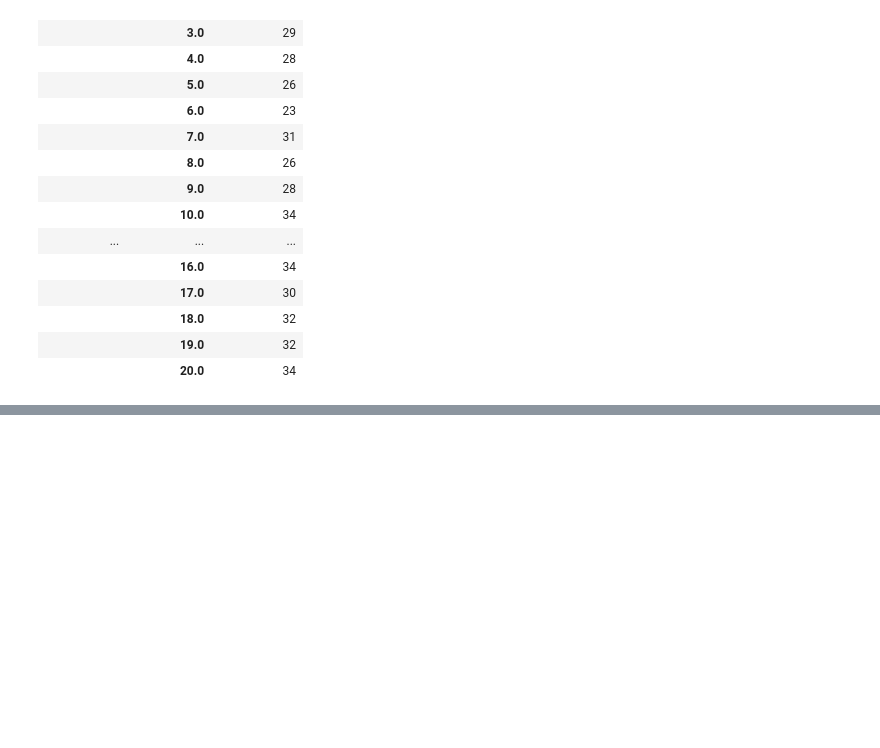
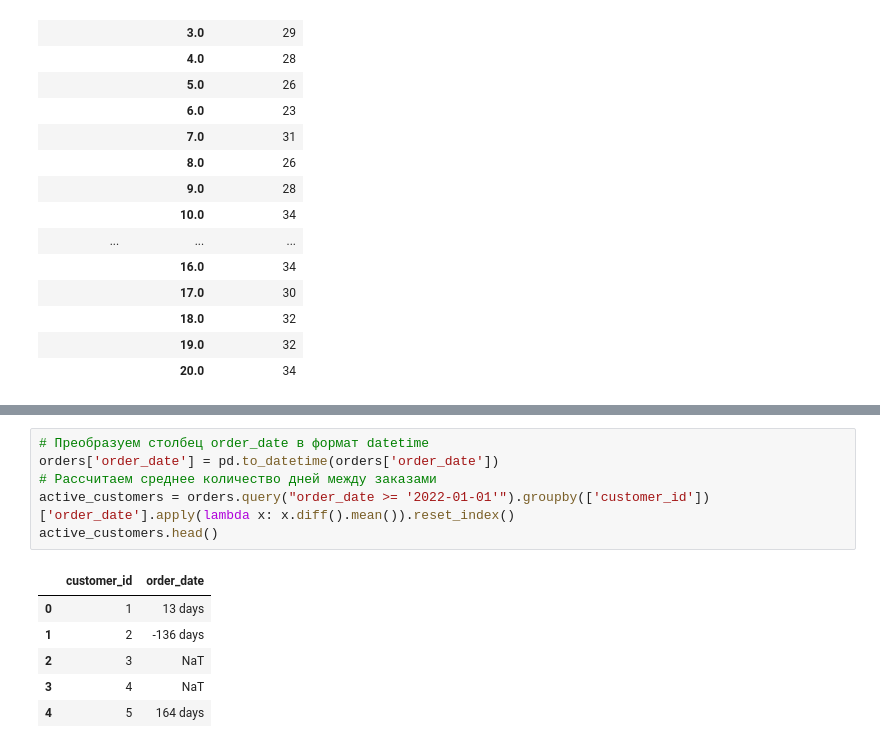
Before and after one commit to sapozhnikovk/da_final, a Jupyter notebook: DA_final_work.ipynb, the cells around one changed output, grey strips where cells are left out. Drawn from its saved outputs; the diff is of its cells as text; blank space fills up the shorter version.

```diff
--- a/DA_final_work.ipynb
+++ b/DA_final_work.ipynb
@@ -400,0 +398,13 @@ grouped_segmented_visits
+# %%
+# Преобразуем столбец order_date в формат datetime
+orders['order_date'] = pd.to_datetime(orders['order_date'])
+# Рассчитаем среднее количество дней между заказами
+active_customers = orders.query("order_date >= '2022-01-01'").groupby(['customer_id'])['order_date'].apply(lambda x: x.diff().mean()).reset_index()
+active_customers.head()
+# %% [output]
+|  | customer_id | order_date |
+| 0 | 1 | 13 days |
+| 1 | 2 | -136 days |
+| 2 | 3 | NaT |
+| 3 | 4 | NaT |
+| 4 | 5 | 164 days |
```
Also changed, not shown: parts of 7 cells of this notebook.
